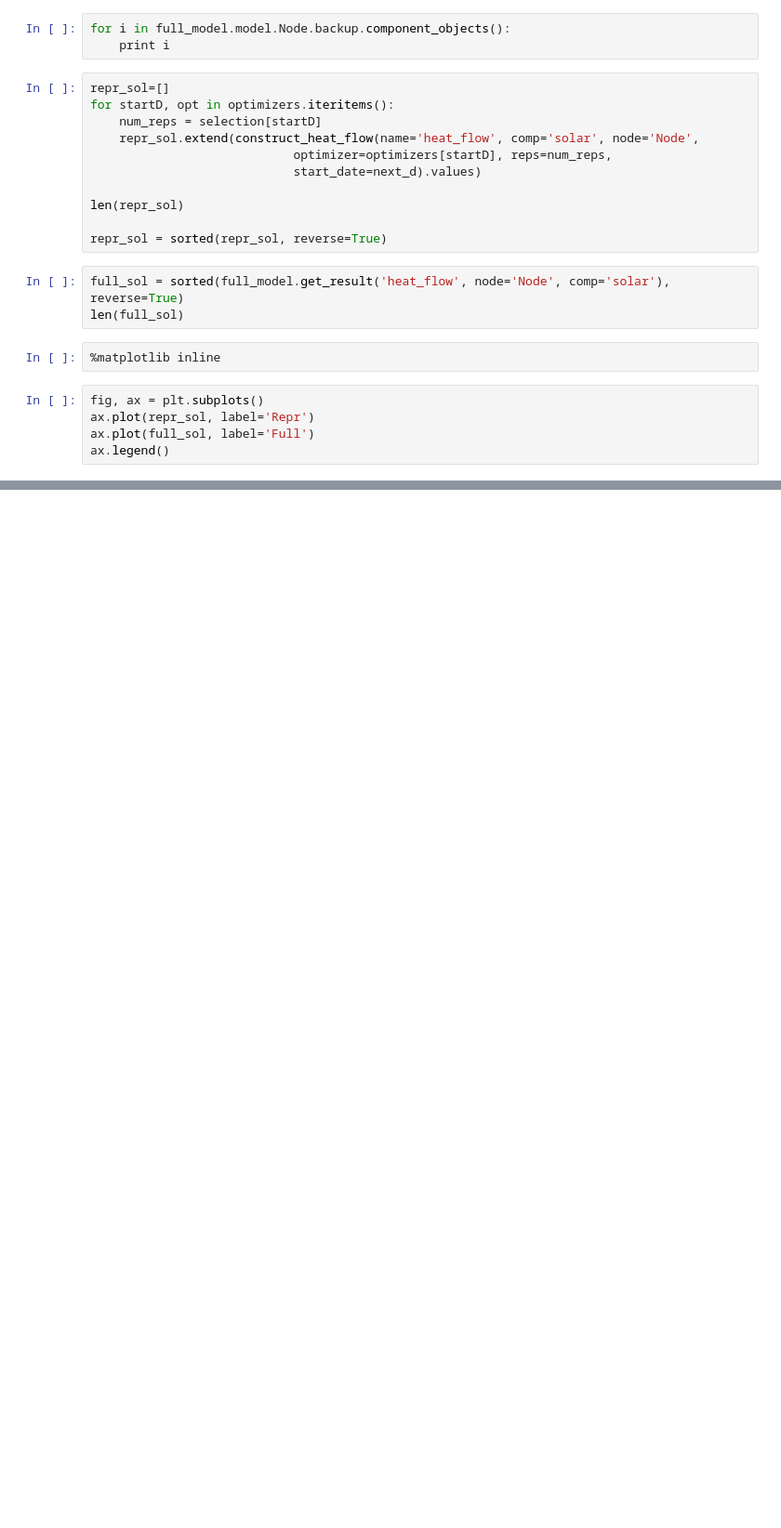
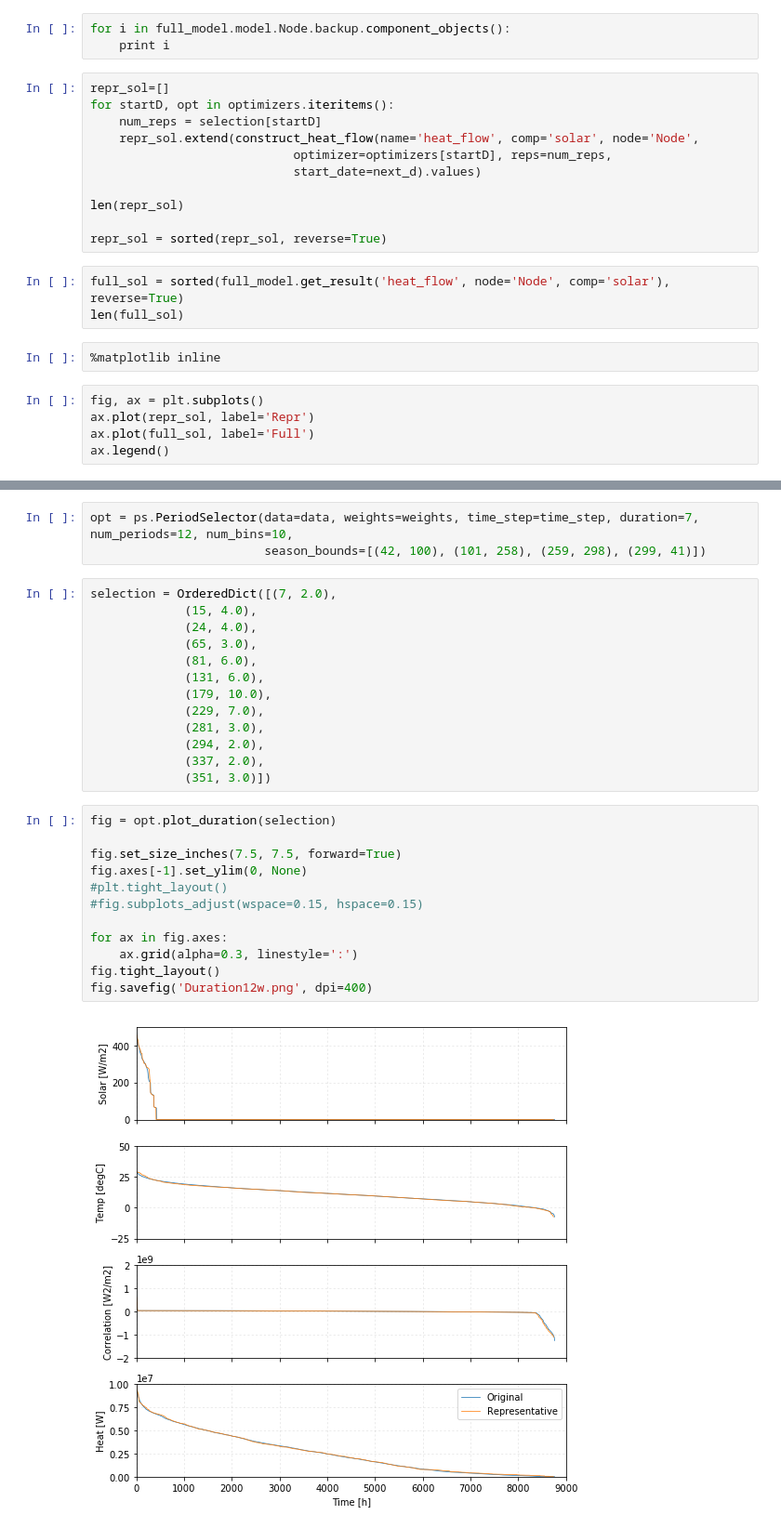
Before and after one commit to energyville/modesto, a Jupyter notebook: misc/RepresentativePeriods/SingleCombination.ipynb, the cells around one changed output, grey strips where cells are left out. Shown at 93% size. Drawn from its saved outputs; the diff is of its cells as text; blank space fills up the shorter version.

```diff
--- a/misc/RepresentativePeriods/SingleCombination.ipynb
+++ b/misc/RepresentativePeriods/SingleCombination.ipynb
@@ -504,0 +495,30 @@ ax.legend()
+# %%
+opt = ps.PeriodSelector(data=data, weights=weights, time_step=time_step, duration=7, num_periods=12, num_bins=10,
+                        season_bounds=[(42, 100), (101, 258), (259, 298), (299, 41)])
+# %%
+selection = OrderedDict([(7, 2.0),
+             (15, 4.0),
+             (24, 4.0),
+             (65, 3.0),
+             (81, 6.0),
+             (131, 6.0),
+             (179, 10.0),
+             (229, 7.0),
+             (281, 3.0),
+             (294, 2.0),
+             (337, 2.0),
+             (351, 3.0)])
+# %%
+fig = opt.plot_duration(selection)
+
+fig.set_size_inches(7.5, 7.5, forward=True)
+fig.axes[-1].set_ylim(0, None)
+#plt.tight_layout()
+#fig.subplots_adjust(wspace=0.15, hspace=0.15)
+
+for ax in fig.axes:
+    ax.grid(alpha=0.3, linestyle=':')
+fig.tight_layout()
+fig.savefig('Duration12w.png', dpi=400)
+# %% [output]
+[figure, added]
```
Also changed, not shown: parts of 27 cells of this notebook, 16 other files.
